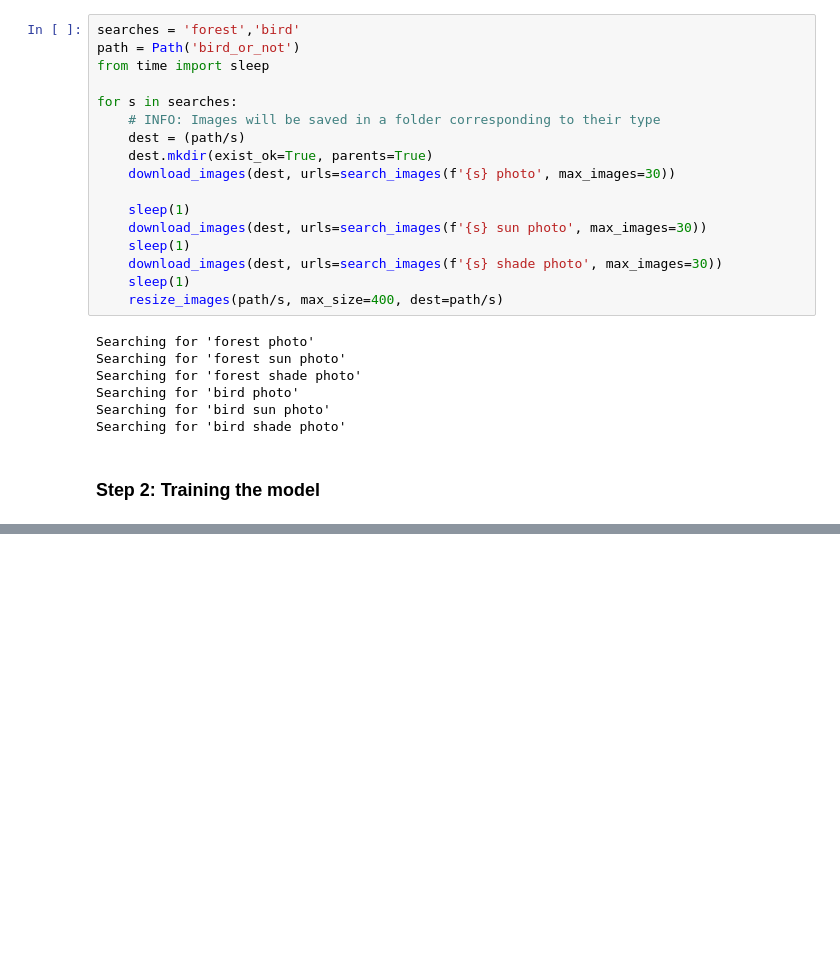
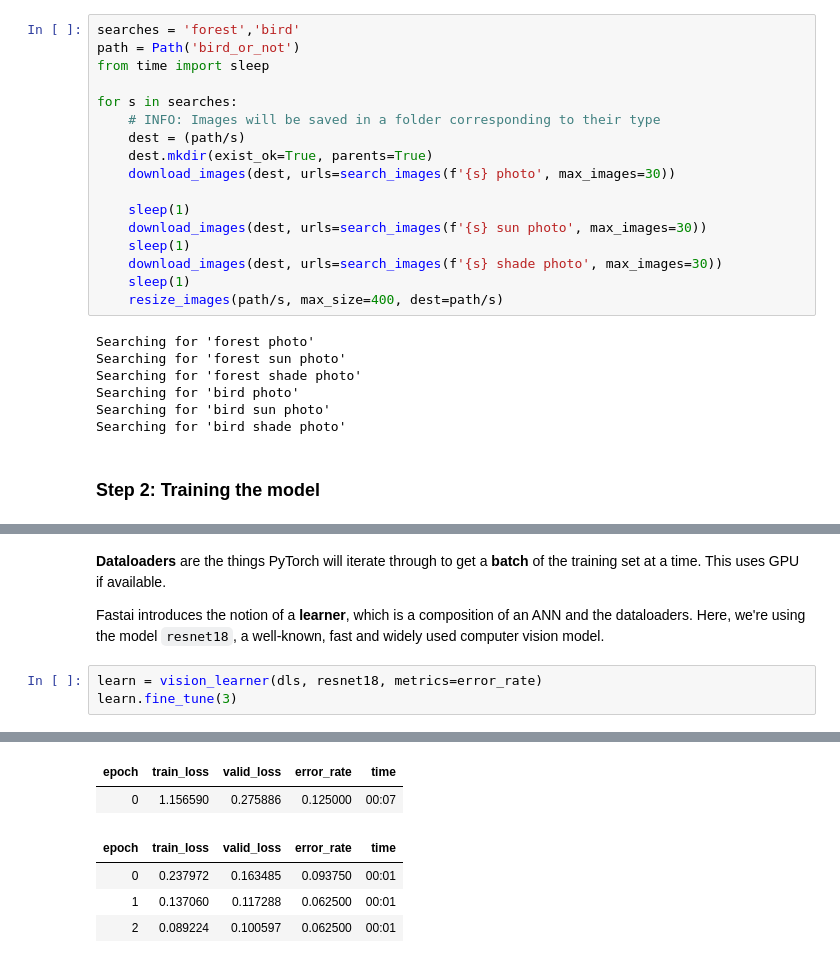
Before and after one commit to ysads/deep-learning, a Jupyter notebook: fastai-lesson-1.ipynb, the cells around one changed output, grey strips where cells are left out. Cells and saved outputs as stored; diff of their text form; blank space fills up the shorter version.

```diff
--- a/fastai-lesson-1.ipynb
+++ b/fastai-lesson-1.ipynb
@@ -148,0 +150,8 @@ dls.show_batch(max_n=6)
+# %% [markdown]
+**Dataloaders** are the things PyTorch will iterate through to get a **batch** of the training set at a time. This uses GPU if available.
+
+Fastai introduces the notion of a **learner**, which is a composition of an ANN and the dataloaders. Here, we're using the model `resnet18`, a well-known, fast and widely used computer vision model.
+# %%
+learn = vision_learner(dls, resnet18, metrics=error_rate)
+learn.fine_tune(3)
+# %% [output]
@@ -148,0 +159,6 @@ dls.show_batch(max_n=6)
+| epoch | train_loss | valid_loss | error_rate | time |
+| 0 | 1.156590 | 0.275886 | 0.125000 | 00:07 |
+| epoch | train_loss | valid_loss | error_rate | time |
+| 0 | 0.237972 | 0.163485 | 0.093750 | 00:01 |
+| 1 | 0.137060 | 0.117288 | 0.062500 | 00:01 |
+| 2 | 0.089224 | 0.100597 | 0.062500 | 00:01 |
```
Also changed, not shown: parts of 11 cells of this notebook.
